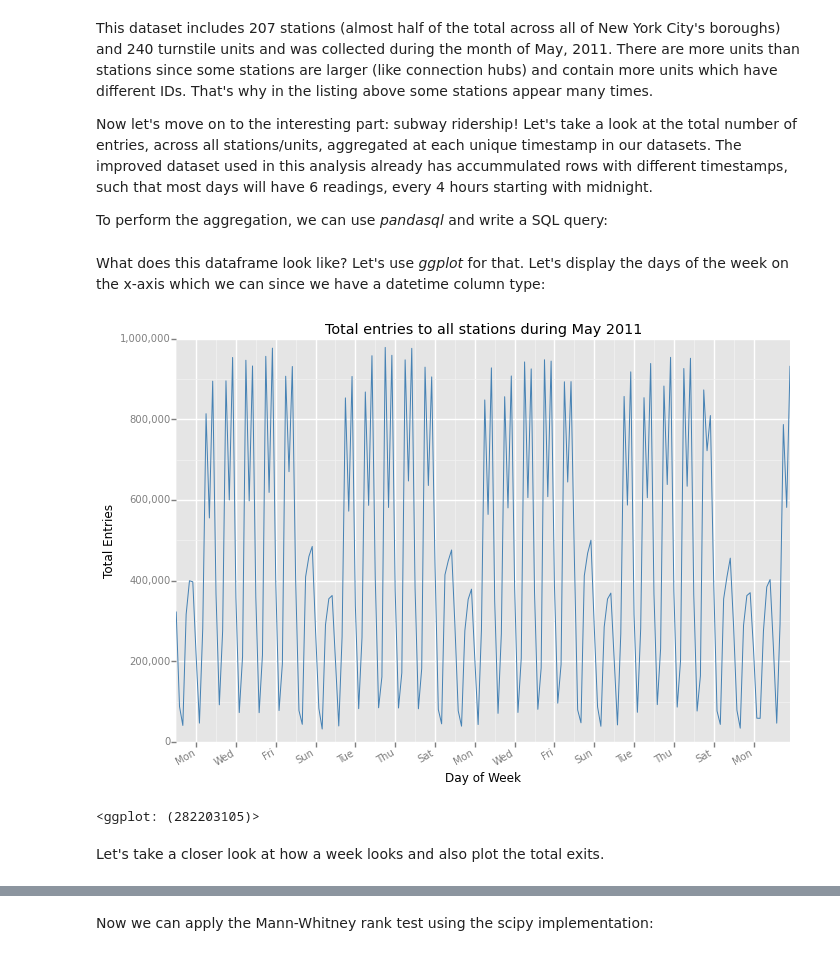
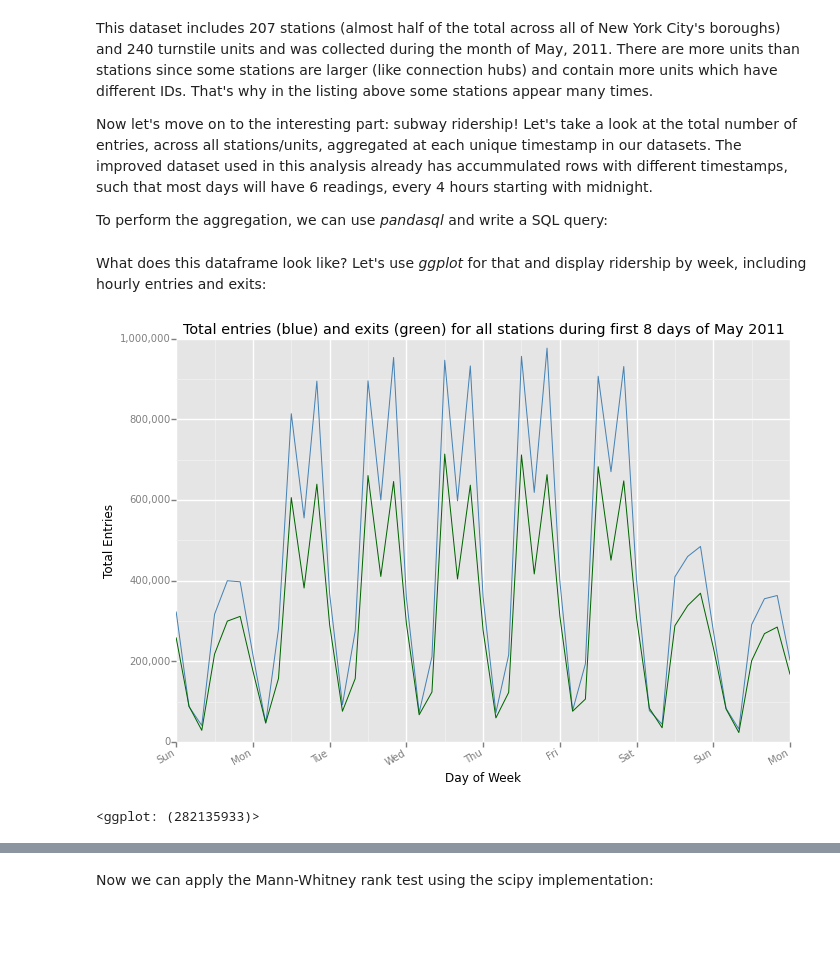
Before and after one commit to FlaviusPopescu/nyc-subway-ridership, a Jupyter notebook: NYC Subway Ridership.ipynb, the cells around one changed output, grey strips where cells are left out. Saved outputs shown, nothing was run; the diff lists cells and outputs as text; code cells hidden in the pictures; blank space fills up the shorter version.

```diff
--- a/NYC Subway Ridership.ipynb
+++ b/NYC Subway Ridership.ipynb
@@ -71,15 +70,24 @@ os.environ['TZ'] = "UTC"
 total_entries = sqldf(query, locals())
 total_entries['datetime'] = total_entries['datetime'].astype('datetime64[s]')
 # %% [markdown]
-What does this dataframe look like? Let's use *ggplot* for that. Let's display the days of the week on the x-axis which we can since we have a datetime column type:
+What does this dataframe look like? Let's use *ggplot* for that and display ridership by week, including hourly entries and exits:
 # %%
+query = """select
+             datetime as 'datetime',
+             sum(EXITSn_hourly) as 'exits'
+           from df
+           where datetime <= "2011-05-09 00:00:00"
+           group by datetime"""
+# exits in first week of May only
+total_exits = sqldf(query, locals())
+total_exits['datetime'] = total_exits['datetime'].astype('datetime64[s]')
+
 ggplot(total_entries, aes('datetime', 'entries')) + geom_line(colour="steelblue") \
-        + scale_x_date(breaks=date_breaks('2 days'), labels='%a') \
+        + scale_x_date(breaks=date_breaks('1 day'), labels='%a') \
         + scale_y_continuous(labels='comma') \
-        + ggtitle("Total entries to all stations during May 2011") \
-        + xlab("Day of Week") + ylab("Total Entries")
+        + ggtitle("Total entries (blue) and exits (green) for all stations during first 8 days of May 2011") \
+        + xlab("Day of Week") + ylab("Total Entries") \
+        + geom_line(aes('datetime', 'exits'), data=total_exits, colour="darkgreen")
 # %% [output]
-[figure, old version]
+[figure, new version]
-<ggplot: (282203105)>
+<ggplot: (282135933)>
-# %% [markdown]
-Let's take a closer look at how a week looks and also plot the total exits.
```
Also changed, not shown: parts of 30 cells of this notebook, 1 other file.
